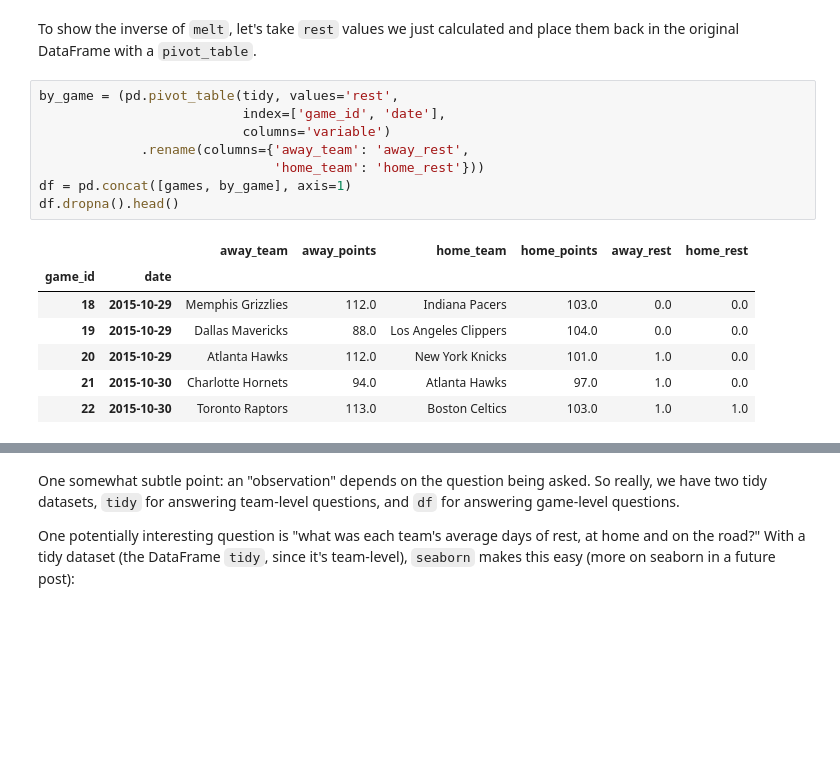
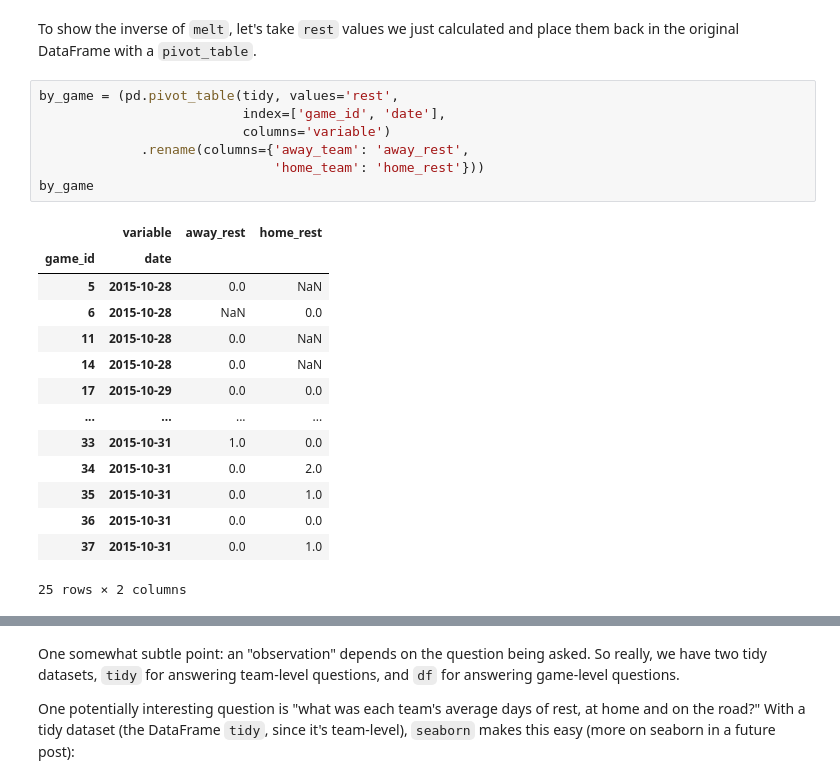
Before and after one commit to gie-de-moo/effective-pandas, a Jupyter notebook: modern_5_tidy.ipynb, the cells around one changed output, grey strips where cells are left out. Drawn from its saved outputs; the diff is of its cells as text; blank space fills up the shorter version.

```diff
--- a/modern_5_tidy.ipynb
+++ b/modern_5_tidy.ipynb
@@ -155,16 +210,22 @@ To show the inverse of `melt`, let's take `rest` values we just calculated and p
 # %%
 by_game = (pd.pivot_table(tidy, values='rest',
                           index=['game_id', 'date'],
                           columns='variable')
              .rename(columns={'away_team': 'away_rest',
                               'home_team': 'home_rest'}))
-df = pd.concat([games, by_game], axis=1)
-df.dropna().head()
+by_game
 # %% [output]
-|  |  | away_team | away_points | home_team | home_points | away_rest | home_rest |
-| game_id | date |  |  |  |  |  |  |
-| 18 | 2015-10-29 | Memphis Grizzlies | 112.0 | Indiana Pacers | 103.0 | 0.0 | 0.0 |
-| 19 | 2015-10-29 | Dallas Mavericks | 88.0 | Los Angeles Clippers | 104.0 | 0.0 | 0.0 |
-| 20 | 2015-10-29 | Atlanta Hawks | 112.0 | New York Knicks | 101.0 | 1.0 | 0.0 |
-| 21 | 2015-10-30 | Charlotte Hornets | 94.0 | Atlanta Hawks | 97.0 | 1.0 | 0.0 |
-| 22 | 2015-10-30 | Toronto Raptors | 113.0 | Boston Celtics | 103.0 | 1.0 | 1.0 |
+|  | variable | away_rest | home_rest |
+| game_id | date |  |  |
+| 5 | 2015-10-28 | 0.0 | NaN |
+| 6 | 2015-10-28 | NaN | 0.0 |
+| 11 | 2015-10-28 | 0.0 | NaN |
+| 14 | 2015-10-28 | 0.0 | NaN |
+| 17 | 2015-10-29 | 0.0 | 0.0 |
+| ... | ... | ... | ... |
+| 33 | 2015-10-31 | 1.0 | 0.0 |
+| 34 | 2015-10-31 | 0.0 | 2.0 |
+| 35 | 2015-10-31 | 0.0 | 1.0 |
+| 36 | 2015-10-31 | 0.0 | 0.0 |
+| 37 | 2015-10-31 | 0.0 | 1.0 |
+25 rows × 2 columns
```
Also changed, not shown: parts of 33 cells of this notebook, 6 other files.
